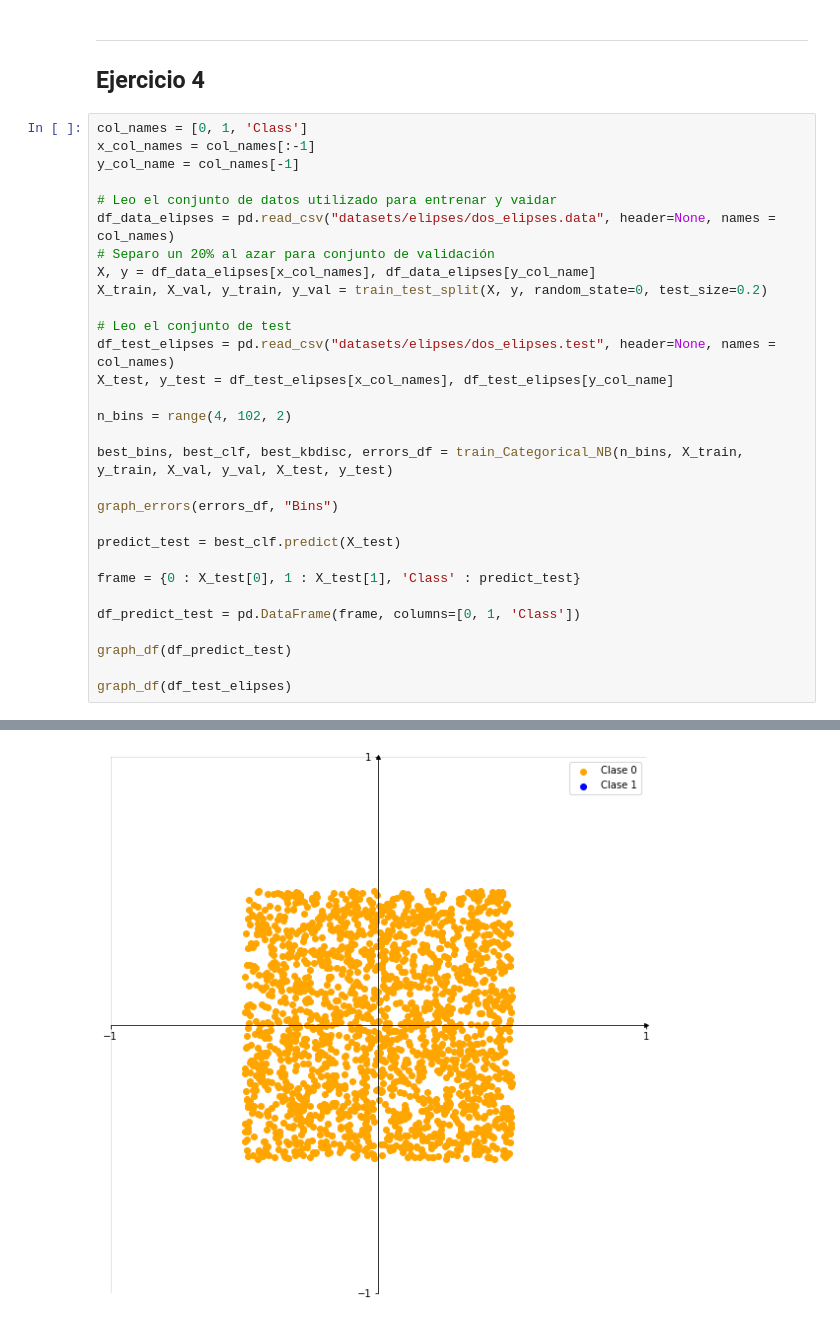
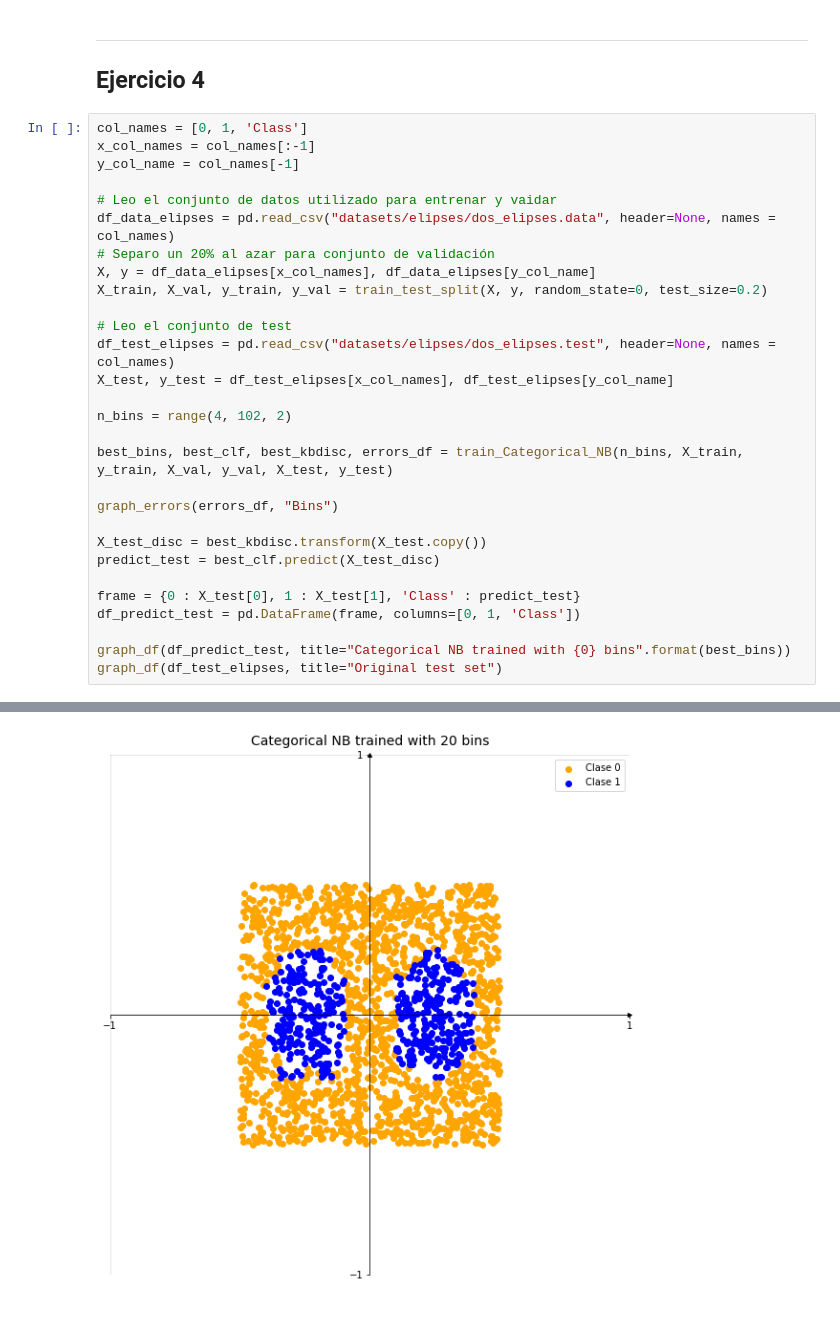
Before and after one commit to jfarizano/IntroML, a Jupyter notebook: tp3.ipynb, the cells around one changed output, grey strips where cells are left out. Drawn from its saved outputs; the diff is of its cells as text.

```diff
--- a/tp3.ipynb
+++ b/tp3.ipynb
@@ -187,33 +210,32 @@ def train_Categorical_NB(n_bins, X_train, y_train, X_val, y_val, X_test, y_test)
 # %%
 col_names = [0, 1, 'Class']
 x_col_names = col_names[:-1]
 y_col_name = col_names[-1]
 
 # Leo el conjunto de datos utilizado para entrenar y vaidar
 df_data_elipses = pd.read_csv("datasets/elipses/dos_elipses.data", header=None, names = col_names)
 # Separo un 20% al azar para conjunto de validación
 X, y = df_data_elipses[x_col_names], df_data_elipses[y_col_name]
 X_train, X_val, y_train, y_val = train_test_split(X, y, random_state=0, test_size=0.2)
 
 # Leo el conjunto de test
 df_test_elipses = pd.read_csv("datasets/elipses/dos_elipses.test", header=None, names = col_names)
 X_test, y_test = df_test_elipses[x_col_names], df_test_elipses[y_col_name]
 
 n_bins = range(4, 102, 2)
 
 best_bins, best_clf, best_kbdisc, errors_df = train_Categorical_NB(n_bins, X_train, y_train, X_val, y_val, X_test, y_test)
 
 graph_errors(errors_df, "Bins")
 
-predict_test = best_clf.predict(X_test)
+X_test_disc = best_kbdisc.transform(X_test.copy())
+predict_test = best_clf.predict(X_test_disc)
 
 frame = {0 : X_test[0], 1 : X_test[1], 'Class' : predict_test}
-
 df_predict_test = pd.DataFrame(frame, columns=[0, 1, 'Class'])
 
-graph_df(df_predict_test)
-
-graph_df(df_test_elipses)
+graph_df(df_predict_test, title="Categorical NB trained with {0} bins".format(best_bins))
+graph_df(df_test_elipses, title="Original test set")
 # %% [output]
 [figure]
-[figure, old version]
+[figure, new version]
```
Also changed, not shown: parts of 16 cells of this notebook, 5 other files.
